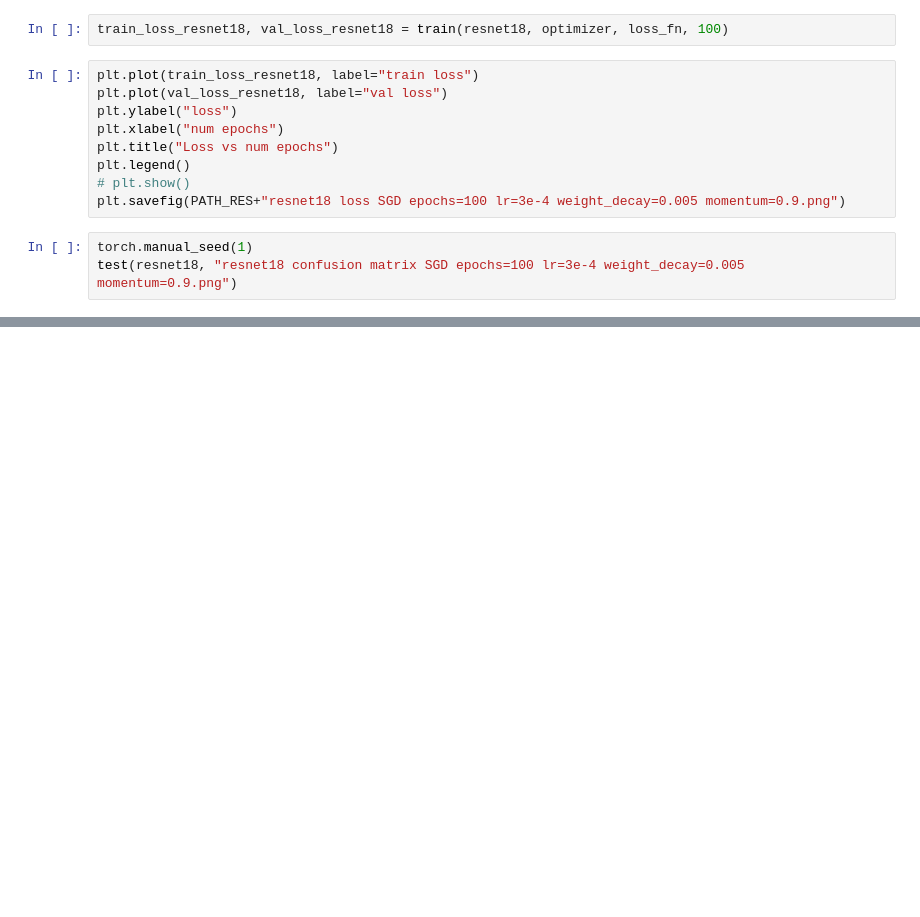
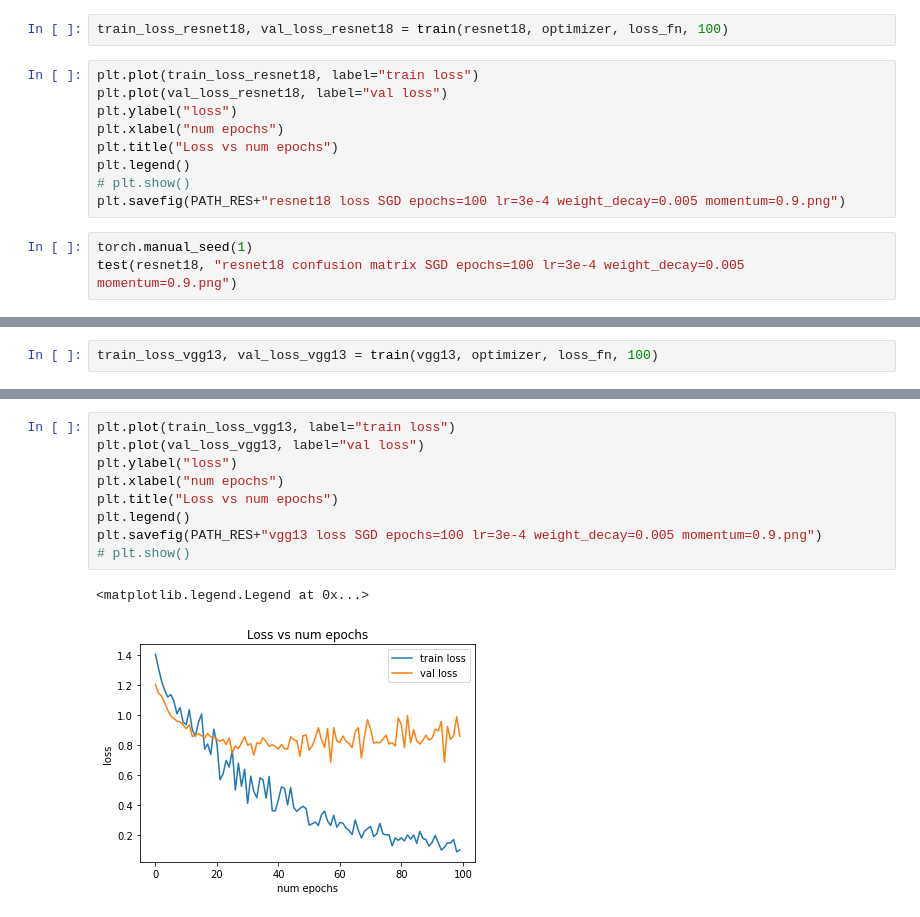
Before and after one commit to DiegoOrtizS/pokemon-CNN, a Jupyter notebook: Proyecto5/notebook.ipynb, the cells around one changed output, grey strips where cells are left out. Drawn from its saved outputs; the diff is of its cells as text; blank space fills up the shorter version.

```diff
--- a/Proyecto5/notebook.ipynb
+++ b/Proyecto5/notebook.ipynb
@@ -341,0 +403,2 @@ test(resnet18, "resnet18 confusion matrix SGD epochs=100 lr=3e-4 weight_decay=0.
+# %%
+train_loss_vgg13, val_loss_vgg13 = train(vgg13, optimizer, loss_fn, 100)
@@ -341,0 +434,12 @@ test(resnet18, "resnet18 confusion matrix SGD epochs=100 lr=3e-4 weight_decay=0.
+# %%
+plt.plot(train_loss_vgg13, label="train loss")
+plt.plot(val_loss_vgg13, label="val loss")
+plt.ylabel("loss")
+plt.xlabel("num epochs")
+plt.title("Loss vs num epochs")
+plt.legend()
+plt.savefig(PATH_RES+"vgg13 loss SGD epochs=100 lr=3e-4 weight_decay=0.005 momentum=0.9.png")
+# plt.show()
+# %% [output]
+<matplotlib.legend.Legend at 0x...>
+[figure, added]
```
Also changed, not shown: parts of 13 cells of this notebook, 6 other files.
